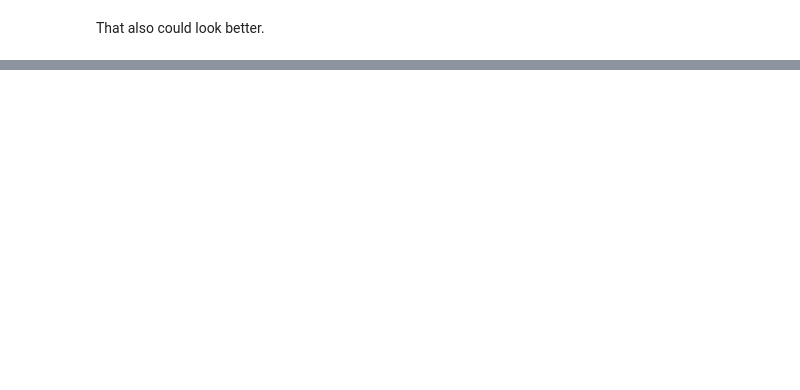
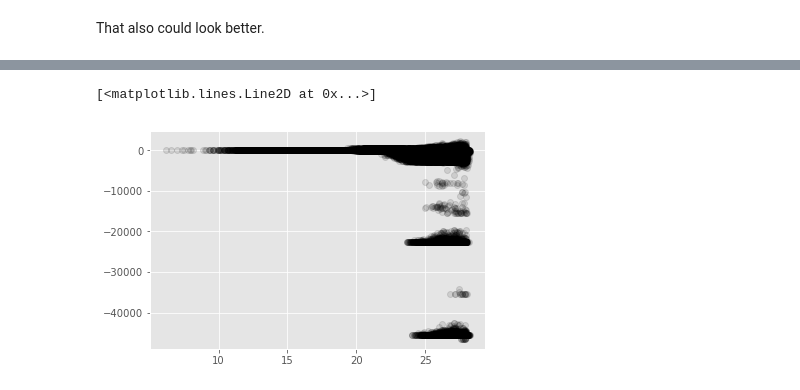
Before and after one commit to yoachim/LSST_narrowband, a Jupyter notebook: planting_trees_and_making_noise.ipynb, the cells around one changed output, grey strips where cells are left out. Cells and saved outputs as stored; diff of their text form; code cells hidden in the pictures; blank space fills up the shorter version.

Commit message:
noise with arrays

```diff
--- a/planting_trees_and_making_noise.ipynb
+++ b/planting_trees_and_making_noise.ipynb
@@ -300,0 +308,20 @@ That also could look better.
+# %%
+
+mag_depths_1yr = {'u': 25.593438315651625,
+    'g': 27.058813369707448,
+    'r': 27.136312824636949,
+    'i': 26.571196315062267,
+    'z': 25.653425773525129,
+    'y': 24.856152336639905}
+# %%
+# Set the random number seed to make things repeatable
+np.random.seed(42)
+
+# Let's make some as-observed mags
+filters = ['u', 'g', 'r', 'i', 'z', 'y']
+observations = np.zeros(truth_catalog.size, dtype=list(zip(filters, [float]*len(filters))))
+for filtername in filters:
+    # SNR for each star
+    snrs = m52snr(truth_catalog[filtername], mag_depths_1yr[filtername])
+    mag_errors_realize = mag_error(truth_catalog[filtername], snrs)
+    observations[filtername] = truth_catalog[filtername] + np.random.randn(truth_catalog[filtername].size)*mag_errors_realize
@@ -300,0 +337,18 @@ That also could look better.
+# %%
+# OK, now we have observed magnitudes. Can convert to colors and see what we get for closest model
+obscolor1 = observations['u'] - observations['g'] # u-g
+obscolor2 = observations['g'] - observations['r'] # g-r
+obscolor3 = observations['r'] - observations['i'] # r-i
+obscolor4 = observations['i'] - observations['z'] # i-z
+obscolor5 = observations['z'] - observations['y'] # z-y
+
+obs_colors = np.array([obscolor1, obscolor2, obscolor3, obscolor4, obscolor5]).T
+dist_obscolors, indx_match_obscolors = broadleafed_tree.query(obs_colors, k=1)
+# %%
+# Collapse the dimensionality so memory usage doesn't do very bad things
+indx_match_obscolors = indx_match_obscolors[:,0]
+# %%
+plt.plot(truth_catalog['r'], truth_catalog['Teff'] - model_atm_mags['Teff'][indx_match_obscolors], 'ko', alpha=0.1)
+# %% [output]
+[<matplotlib.lines.Line2D at 0x...>]
+[figure, added]
```
Also changed, not shown: parts of 12 cells of this notebook.
